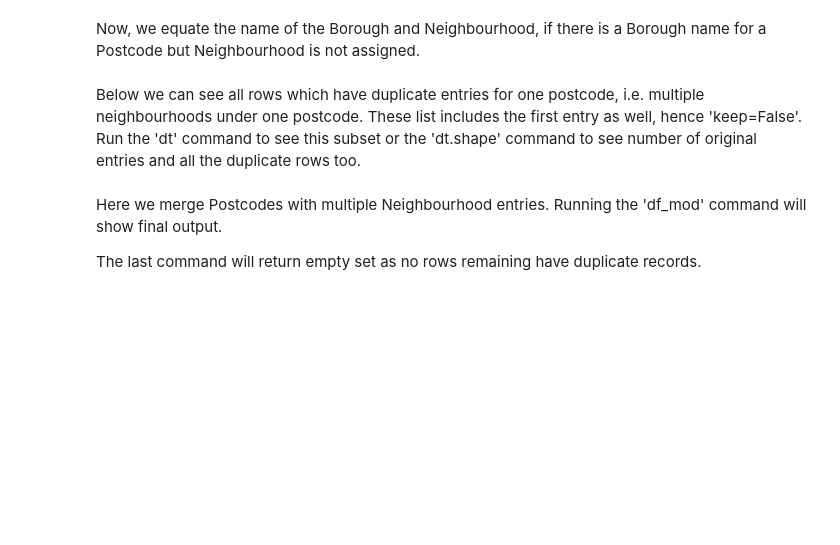
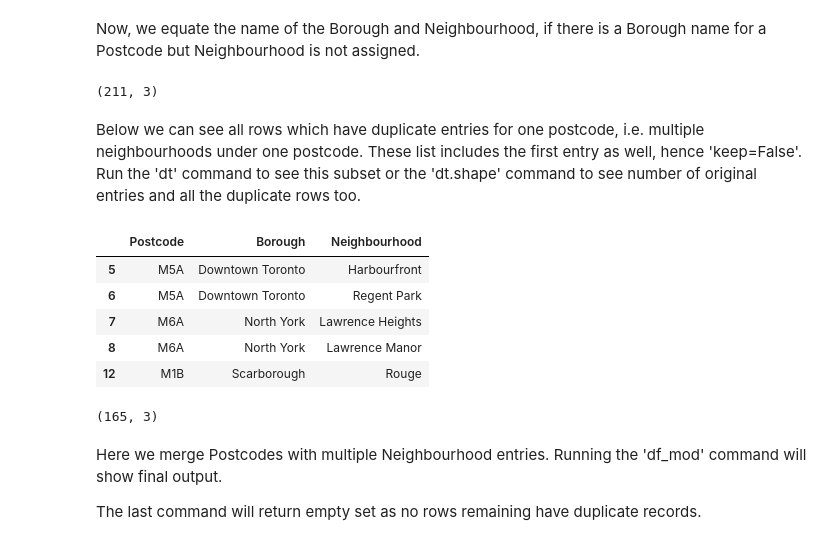
Before and after one commit to shauryamalik/Coursera_Capstone, a Jupyter notebook: Segmentation_and_Clustering_Toronto.ipynb, the cells around one changed output. Cells and saved outputs as stored; diff of their text form; code cells hidden in the pictures; blank space fills up the shorter version.

```diff
--- a/Segmentation_and_Clustering_Toronto.ipynb
+++ b/Segmentation_and_Clustering_Toronto.ipynb
@@ -36,14 +45,27 @@ Now, we equate the name of the Borough and Neighbourhood, if there is a Borough
 df.loc[df.Neighbourhood == 'Not assigned', ['Borough', 'Neighbourhood']] =\
 df.loc[df.Neighbourhood == 'Not assigned'].Borough
 
-#df.shape
+
+df.shape
+# %% [output]
+(211, 3)
 # %% [markdown]
 Below we can see all rows which have duplicate entries for one postcode, i.e. multiple neighbourhoods under one postcode. These list includes the first entry as well, hence 'keep=False'. Run the 'dt' command to see this subset or the 'dt.shape' command to see number of original entries and all the duplicate rows too.
 # %%
 dt = df[df.duplicated('Postcode', keep=False)]
 
-#dt
-#dt.shape
+dt.head()
+# %% [output]
+|  | Postcode | Borough | Neighbourhood |
+| 5 | M5A | Downtown Toronto | Harbourfront |
+| 6 | M5A | Downtown Toronto | Regent Park |
+| 7 | M6A | North York | Lawrence Heights |
+| 8 | M6A | North York | Lawrence Manor |
+| 12 | M1B | Scarborough | Rouge |
+# %%
+dt.shape
+# %% [output]
+(165, 3)
 # %% [markdown]
 Here we merge Postcodes with multiple Neighbourhood entries. Running the 'df_mod' command will show final output.
 
```
Also changed, not shown: parts of 27 cells of this notebook, 1 other file.
